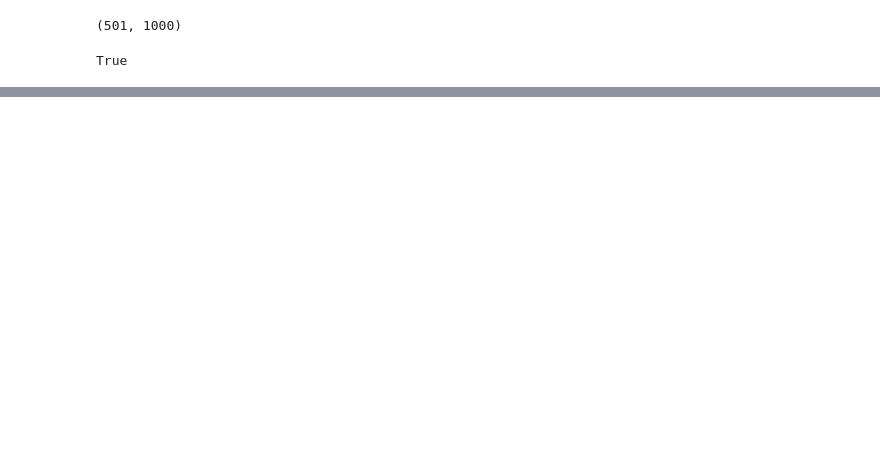
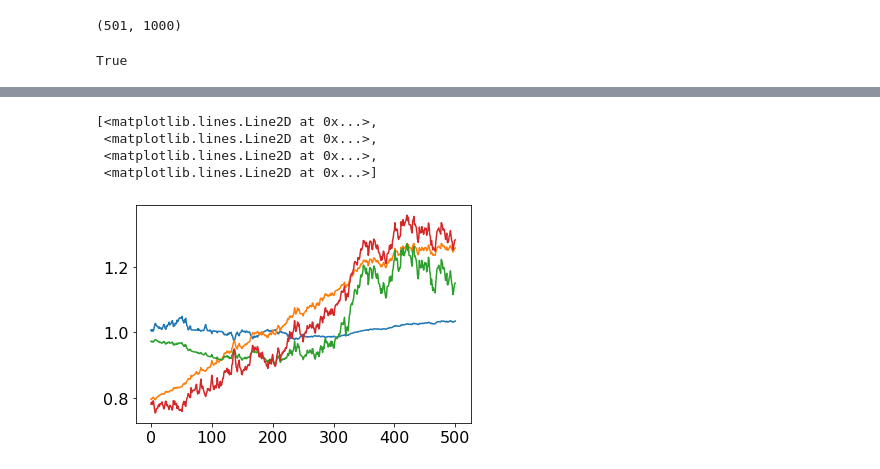
Before and after one commit to tatsath/PortfolioOptimization, a Jupyter notebook: Portfolio_Optimisation_GPU.ipynb, the cells around one changed output, grey strips where cells are left out. Saved outputs shown, nothing was run; the diff lists cells and outputs as text; code cells hidden in the pictures; blank space fills up the shorter version.

```diff
--- a/Portfolio_Optimisation_GPU.ipynb
+++ b/Portfolio_Optimisation_GPU.ipynb
@@ -523,0 +580,8 @@ PlotStrat(net, device)
+# %%
+plt.plot(torch.mean(wt, 1).cpu().detach().numpy()/backtesting_params["delta"])
+# %% [output]
+[<matplotlib.lines.Line2D at 0x...>,
+ <matplotlib.lines.Line2D at 0x...>,
+ <matplotlib.lines.Line2D at 0x...>,
+ <matplotlib.lines.Line2D at 0x...>]
+[figure, added]
```
Also changed, not shown: parts of 15 cells of this notebook.
